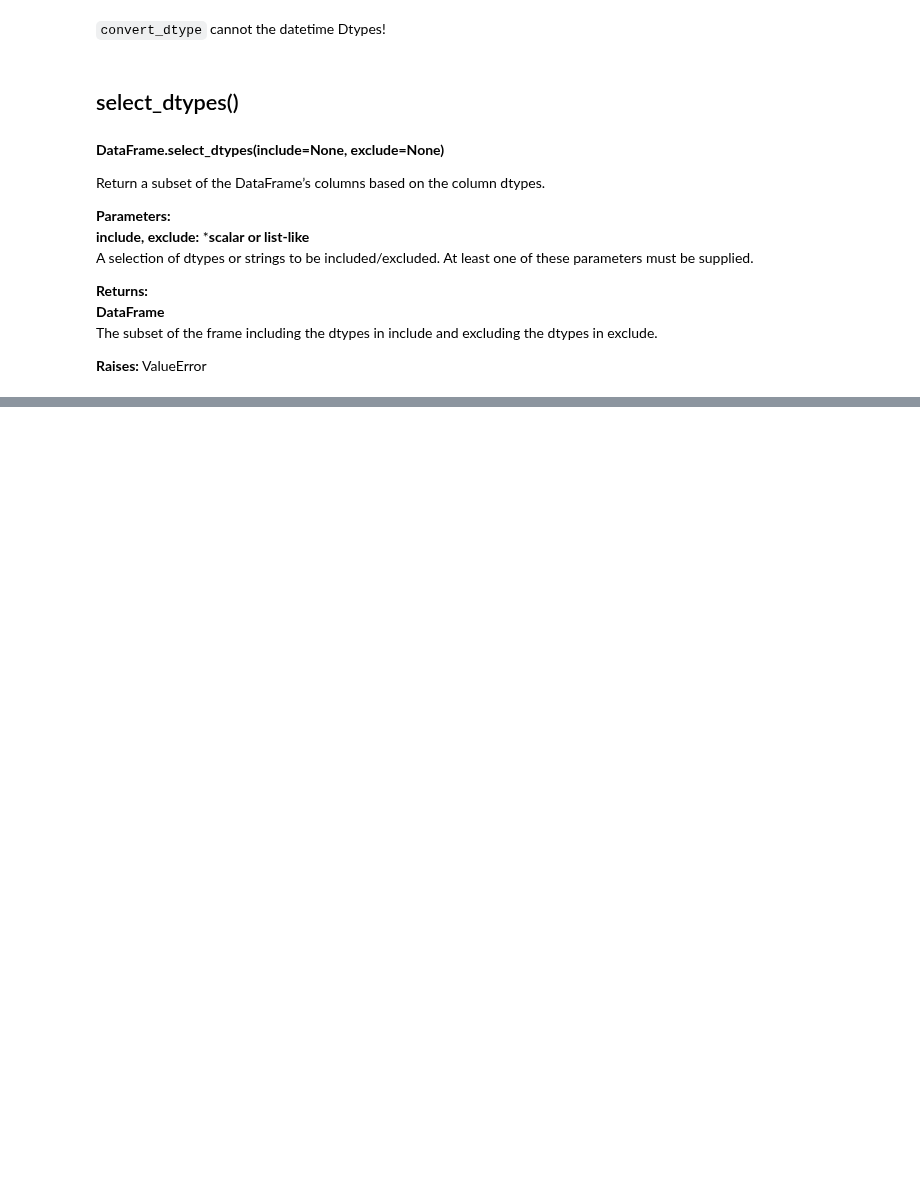
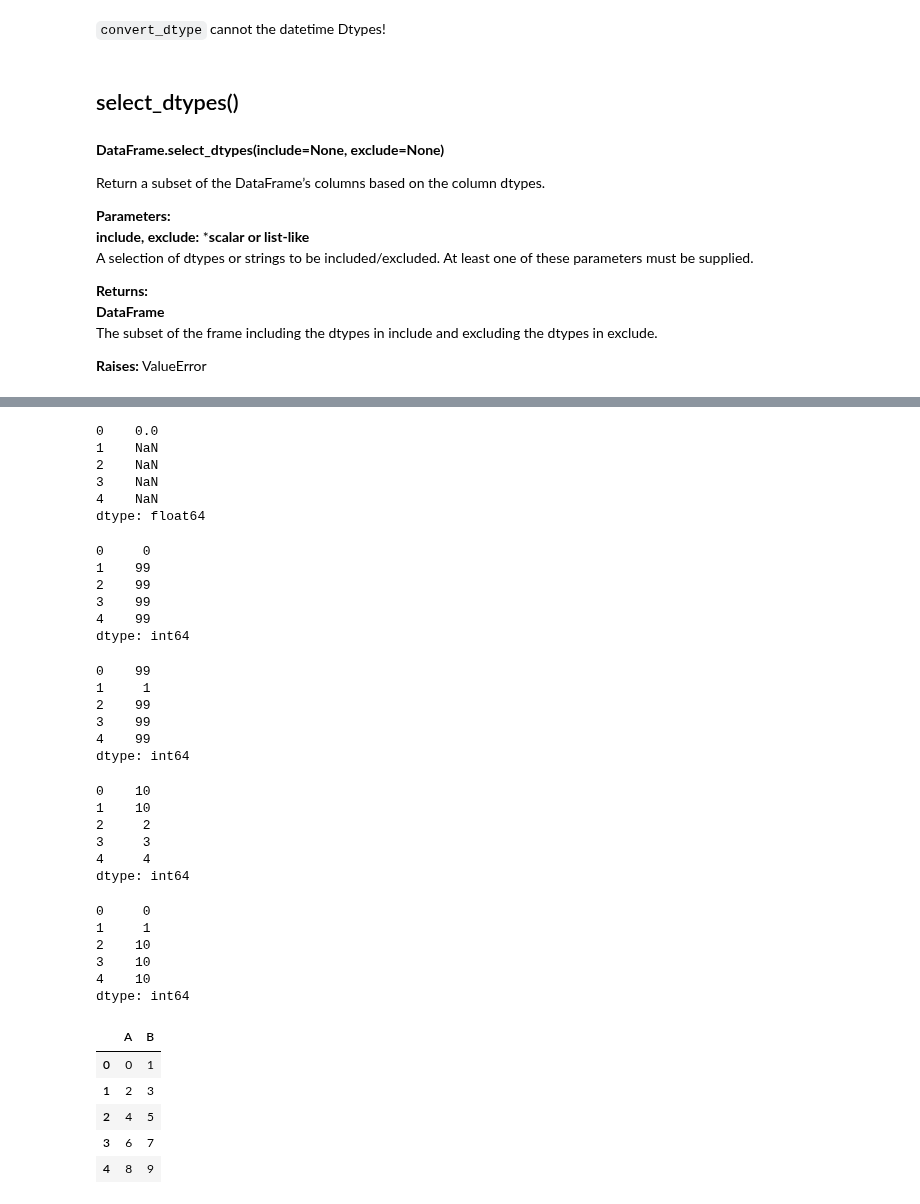
Before and after one commit to soyinkas1/PP0011_Books_Medium_Articles-Personal-Practice-Walkalong_Notebooks, a Jupyter notebook: 25 Pandas Functions You Didn't Know Existed.ipynb, the cells around one changed output, grey strips where cells are left out. Drawn from its saved outputs; the diff is of its cells as text; code cells hidden in the pictures; blank space fills up the shorter version.

Commit message:
TalkPythonToMe 25 func (mask)

```diff
--- a/25 Pandas Functions You Didn't Know Existed.ipynb
+++ b/25 Pandas Functions You Didn't Know Existed.ipynb
@@ -988,0 +856,57 @@ df.select_dtypes(exclude='int64')
+# %%
+s.mask(s>0)
+# %% [output]
+0    0.0
+1    NaN
+2    NaN
+3    NaN
+4    NaN
+dtype: float64
+# %%
+s = pd.Series(range(5))
+t = pd.Series([True, False])
+s.where(t, 99)
+# %% [output]
+0     0
+1    99
+2    99
+3    99
+4    99
+dtype: int64
+# %%
+s.mask(t, 99)
+# %% [output]
+0    99
+1     1
+2    99
+3    99
+4    99
+dtype: int64
+# %%
+s.where(s>1, 10)
+# %% [output]
+0    10
+1    10
+2     2
+3     3
+4     4
+dtype: int64
+# %%
+s.mask(s>1, 10)
+# %% [output]
+0     0
+1     1
+2    10
+3    10
+4    10
+dtype: int64
+# %%
+df = pd.DataFrame(np.arange(10).reshape(-1, 2), columns=['A', 'B'])
+df
+# %% [output]
+|  | A | B |
+| 0 | 0 | 1 |
+| 1 | 2 | 3 |
+| 2 | 4 | 5 |
+| 3 | 6 | 7 |
+| 4 | 8 | 9 |
```
Also changed, not shown: parts of 37 cells of this notebook, 2 other files.
